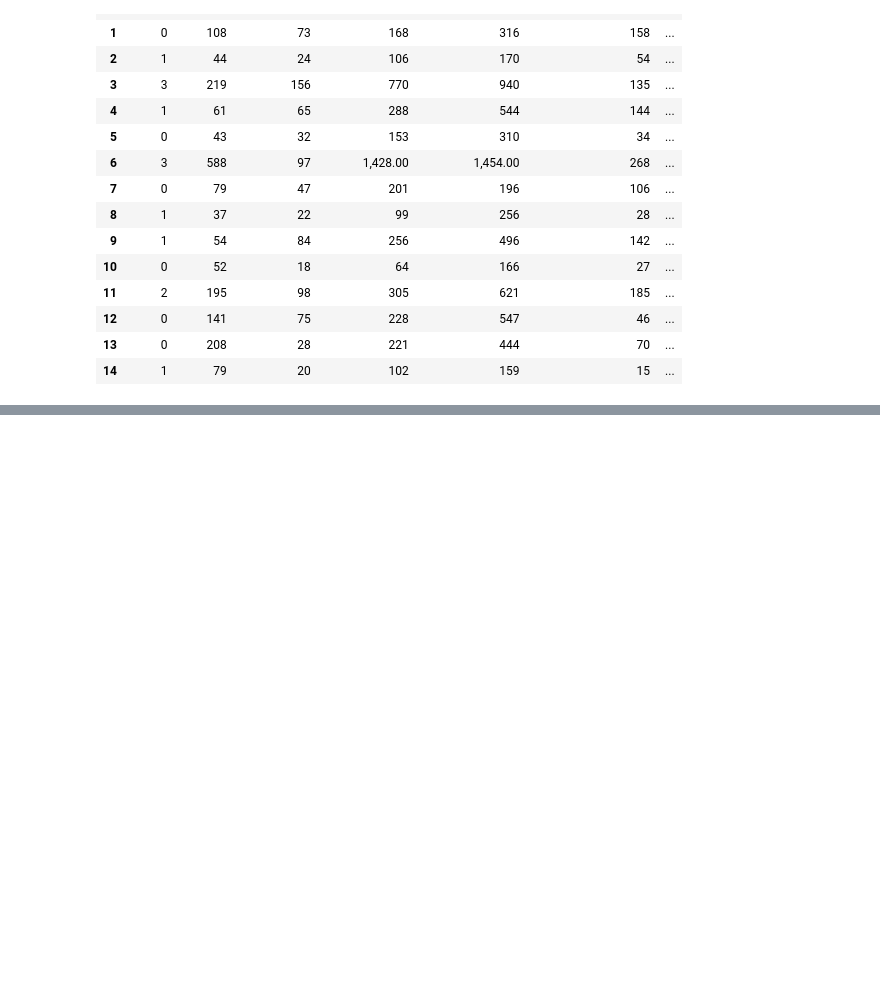
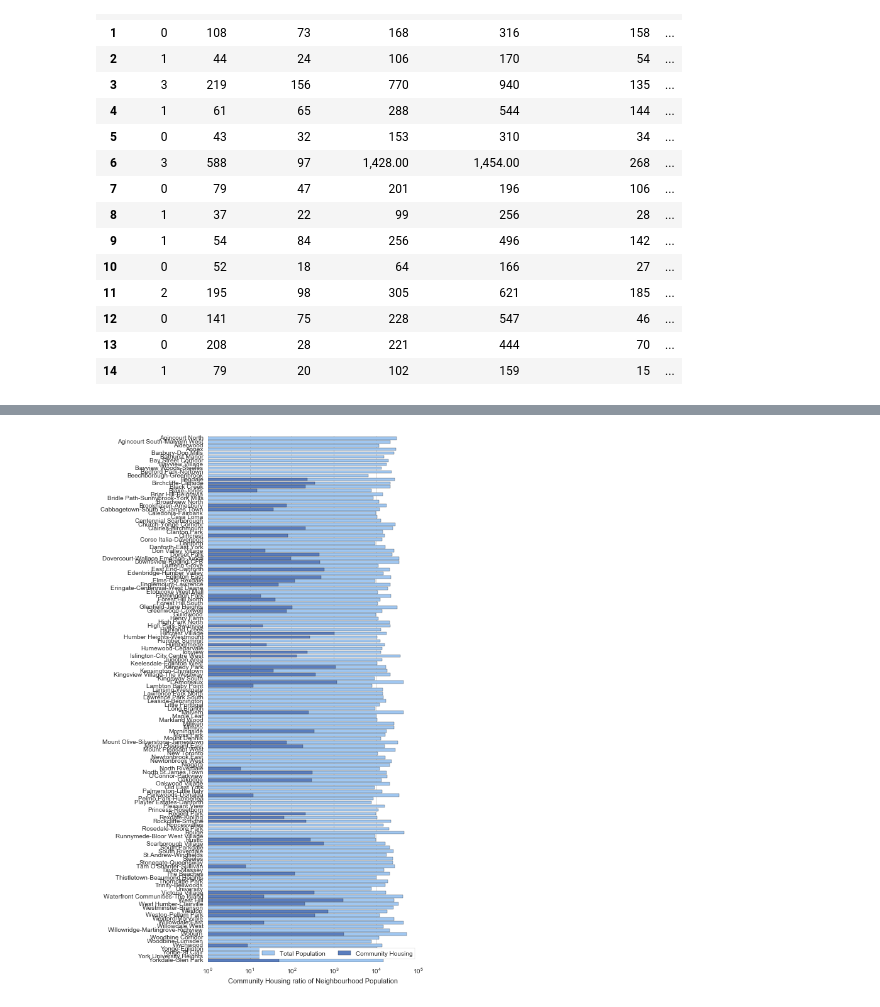
Before and after one commit to jasonicarter/udacity, a Jupyter notebook: P6_Data_Visualization_D3/data/data_wrangling.ipynb, the cells around one changed output, grey strips where cells are left out. Cells and saved outputs as stored; diff of their text form; code cells hidden in the pictures; blank space fills up the shorter version.

Commit message:
Added comm. housing ratio and bar plot

```diff
--- a/P6_Data_Visualization_D3/data/data_wrangling.ipynb
+++ b/P6_Data_Visualization_D3/data/data_wrangling.ipynb
@@ -147,11 +147,15 @@ data.head(15)
 | 13 | 0 | 208 | 28 | 221 | 444 | 70 | ... |
 | 14 | 1 | 79 | 20 | 102 | 159 | 15 | ... |
 # %%
-# The
+# Add total population and percentage of pop. that is community housing
 total_pop = data['pop_female'] + data['pop_male']
 total_pop.rename('total_pop', inplace=True)
-data = pd.concat([data, total_pop], axis=1)
-data.head()
+
+comm_housing = data['total_resu'] / total_pop
+comm_housing.rename('comm_housing_pop_ratio', inplace=True)
+
+data = pd.concat([data, total_pop, comm_housing], axis=1)
+data.head(15)
 # %% [output]
 |  | arsons | assaults | break_enters | fire_fire_alarms | fire_medical_calls | fire_vehicle_incidents | ... |
 | 0 | 0 | 66 | 46 | 128 | 275 | 79 | ... |
@@ -161,0 +176,26 @@ data.head()
+# %%
+%matplotlib inline
+import seaborn as sns
+import matplotlib.pyplot as plt
+sns.set(style="whitegrid")
+
+# Initialize the matplotlib figure
+f, ax = plt.subplots(figsize=(6, 15))
+
+# Plot the total population
+sns.set_color_codes("pastel")
+sns.barplot(x="total_pop", y="neighbourhood", data=data,
+            label="Total Population", color="b")
+
+# Plot the community housing per neighbourhood
+sns.set_color_codes("muted")
+sns.barplot(x="total_resu", y="neighbourhood", data=data,
+            label="Community Housing", color="b")
+
+# Add a legend and informative axis label
+ax.legend(ncol=2, loc="lower right", frameon=True)
+ax.set(ylabel="", xscale='log',
+       xlabel="Community Housing ratio of Neighbourhood Population")
+sns.despine(left=True, bottom=True)
+# %% [output]
+[figure, added]
```
Also changed, not shown: parts of 1 cell of this notebook.
